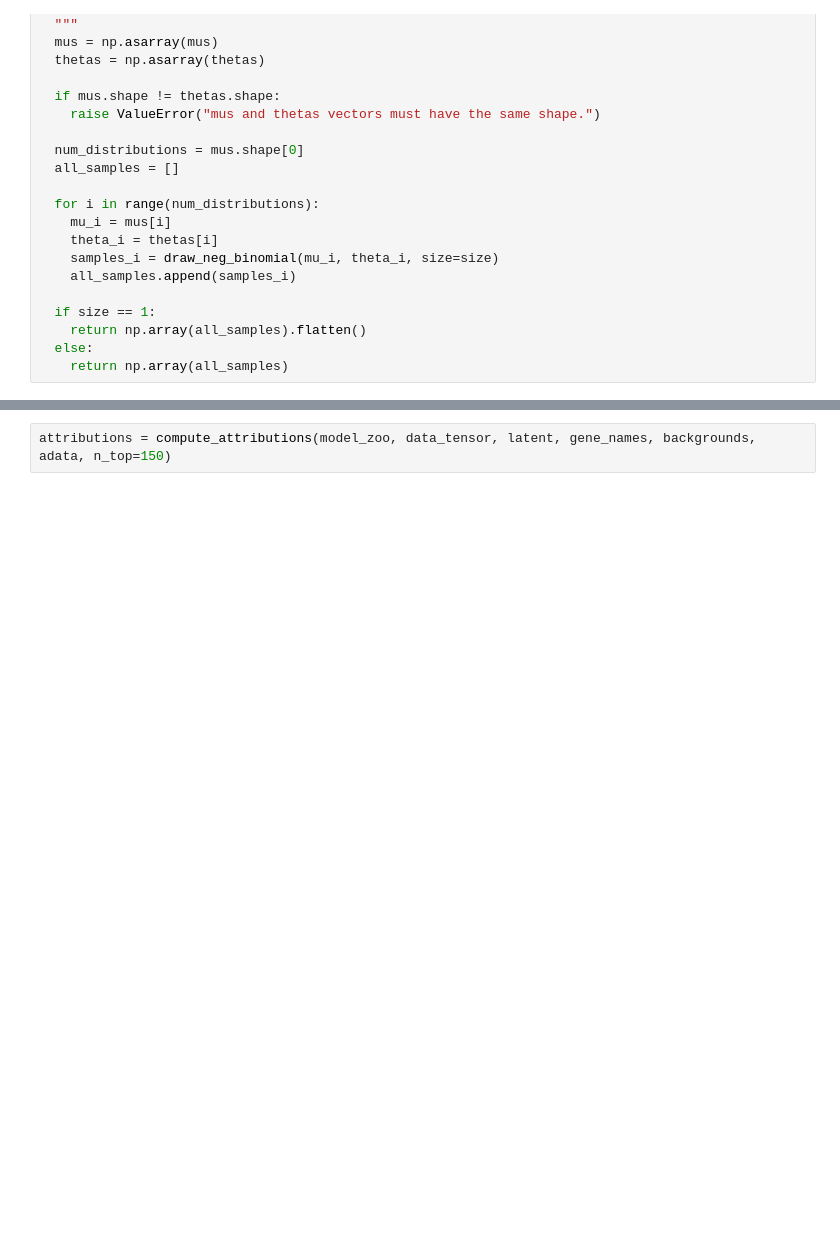
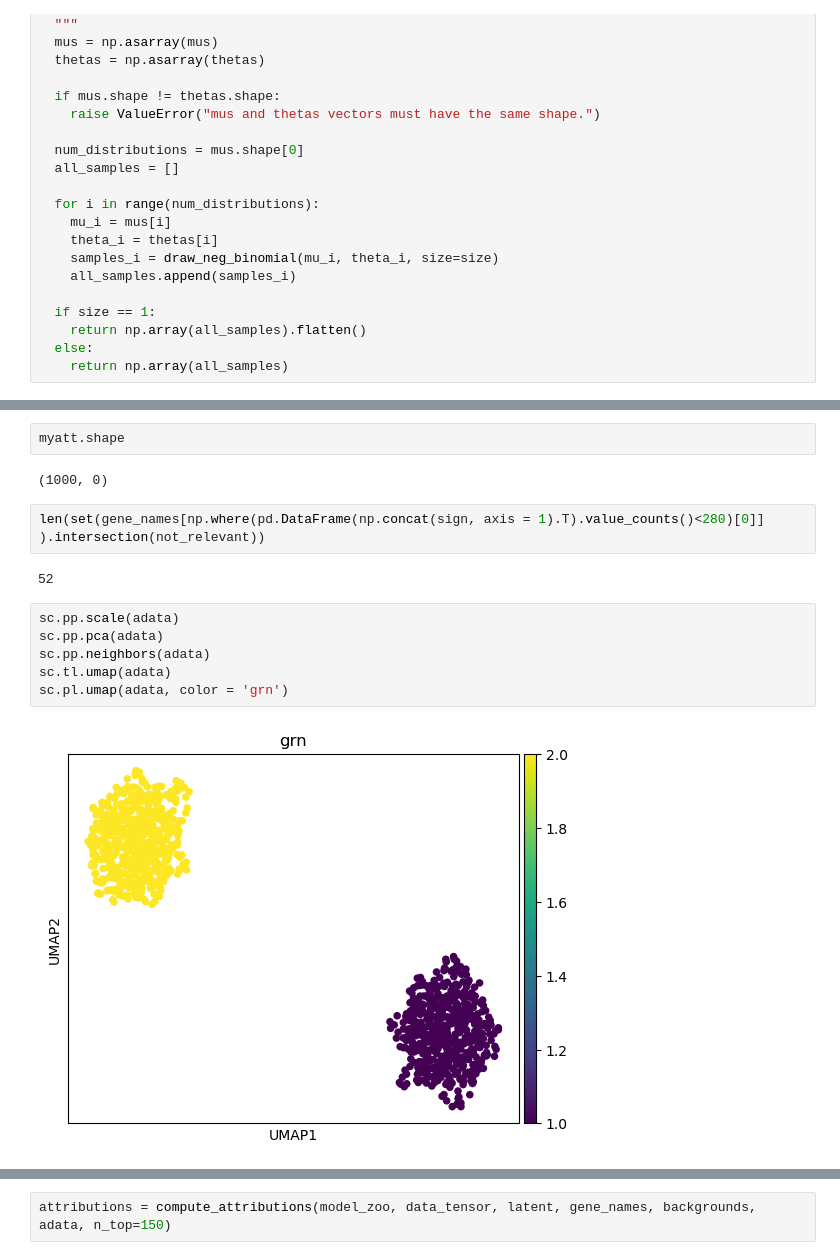
Before and after one commit to bionetslab/netmap, a Jupyter notebook: tutorials/test.ipynb, the cells around one changed output, grey strips where cells are left out. Saved outputs shown, nothing was run; the diff lists cells and outputs as text; blank space fills up the shorter version.

```diff
--- a/tutorials/test.ipynb
+++ b/tutorials/test.ipynb
@@ -574,0 +780,16 @@ data_tensor = data_tensor.cuda()
+# %%
+myatt.shape
+# %% [output]
+(1000, 0)
+# %%
+len(set(gene_names[np.where(pd.DataFrame(np.concat(sign, axis = 1).T).value_counts()<280)[0]] ).intersection(not_relevant))
+# %% [output]
+52
+# %%
+sc.pp.scale(adata)
+sc.pp.pca(adata)
+sc.pp.neighbors(adata)
+sc.tl.umap(adata)
+sc.pl.umap(adata, color = 'grn')
+# %% [output]
+[figure, added]
```
Also changed, not shown: parts of 56 cells of this notebook, 10 other files.
